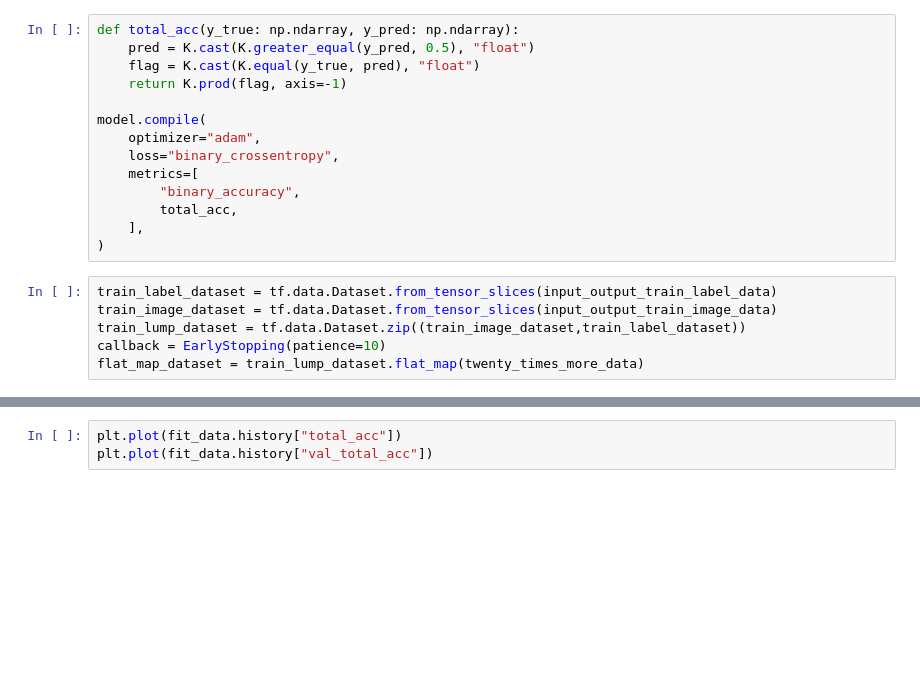
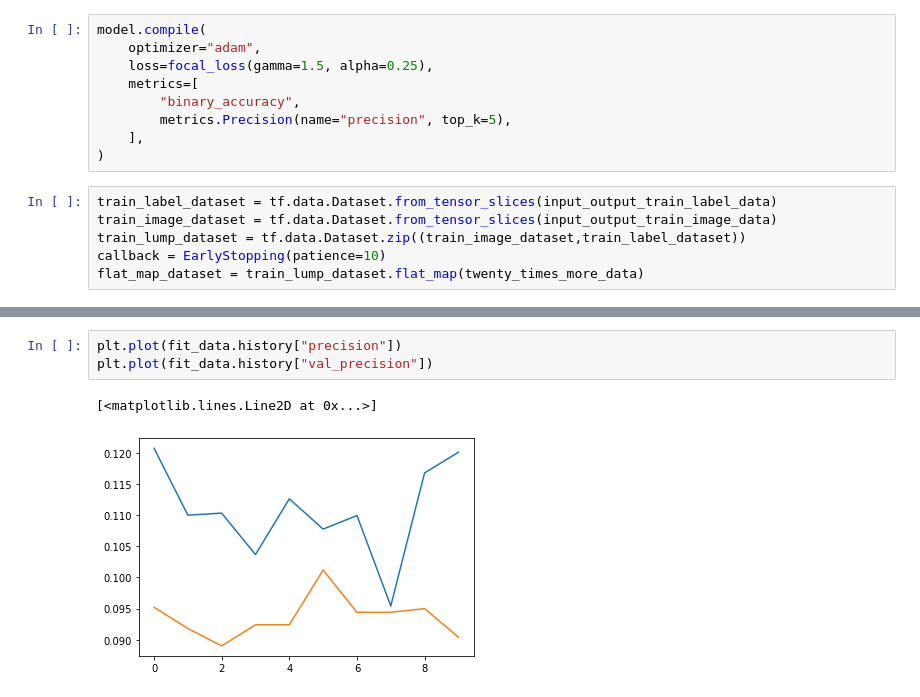
Before and after one commit to CombNITNC/procon2022_comp, a Jupyter notebook: ml/train.ipynb, the cells around one changed output, grey strips where cells are left out. Cells and saved outputs as stored; diff of their text form; blank space fills up the shorter version.

Commit message:
Use Focal Loss

```diff
--- a/ml/train.ipynb
+++ b/ml/train.ipynb
@@ -26,17 +47,12 @@ model.summary()
-# %%
-def total_acc(y_true: np.ndarray, y_pred: np.ndarray):
-    pred = K.cast(K.greater_equal(y_pred, 0.5), "float")
-    flag = K.cast(K.equal(y_true, pred), "float")
-    return K.prod(flag, axis=-1)
-
-model.compile(
-    optimizer="adam",
-    loss="binary_crossentropy",
-    metrics=[
-        "binary_accuracy",
-        total_acc,
-    ],
-)
+# %%
+model.compile(
+    optimizer="adam",
+    loss=focal_loss(gamma=1.5, alpha=0.25),
+    metrics=[
+        "binary_accuracy",
+        metrics.Precision(name="precision", top_k=5),
+    ],
+)
 # %%
 train_label_dataset = tf.data.Dataset.from_tensor_slices(input_output_train_label_data)
 train_image_dataset = tf.data.Dataset.from_tensor_slices(input_output_train_image_data)
@@ -61,5 +106,8 @@ plt.plot(fit_data.history["val_binary_accuracy"])
 # %%
-plt.plot(fit_data.history["total_acc"])
-plt.plot(fit_data.history["val_total_acc"])
+plt.plot(fit_data.history["precision"])
+plt.plot(fit_data.history["val_precision"])
+# %% [output]
+[<matplotlib.lines.Line2D at 0x...>]
+[figure, added]
 # %%
 model.evaluate(x=test_image_data,y=test_label_data)
```
Also changed, not shown: parts of 7 cells of this notebook, 2 other files.
